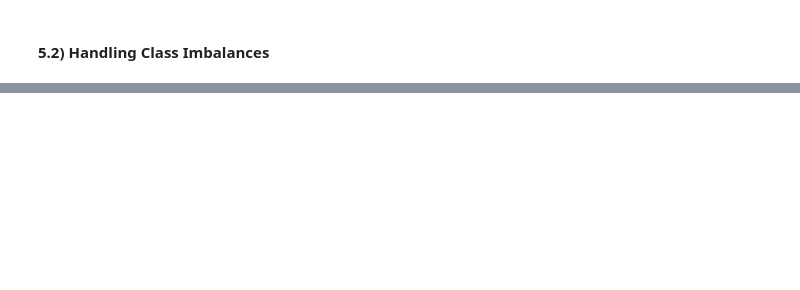
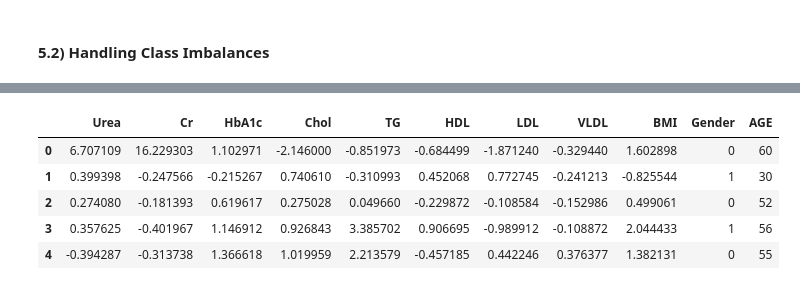
Before and after one commit to csharpmastr/Machine-Learning-Project, a Jupyter notebook: notebook/EDA_diabetes.ipynb, the cells around one changed output, grey strips where cells are left out. Cells and saved outputs as stored; diff of their text form; code cells hidden in the pictures; blank space fills up the shorter version.

```diff
--- a/notebook/EDA_diabetes.ipynb
+++ b/notebook/EDA_diabetes.ipynb
@@ -402,0 +489,9 @@ NameError: name 'vizSampling' is not defined
+# %%
+st_train_smote_le.head()
+# %% [output]
+|  | Urea | Cr | HbA1c | Chol | TG | HDL | LDL | VLDL | BMI | Gender | AGE |
+| 0 | 6.707109 | 16.229303 | 1.102971 | -2.146000 | -0.851973 | -0.684499 | -1.871240 | -0.329440 | 1.602898 | 0 | 60 |
+| 1 | 0.399398 | -0.247566 | -0.215267 | 0.740610 | -0.310993 | 0.452068 | 0.772745 | -0.241213 | -0.825544 | 1 | 30 |
+| 2 | 0.274080 | -0.181393 | 0.619617 | 0.275028 | 0.049660 | -0.229872 | -0.108584 | -0.152986 | 0.499061 | 0 | 52 |
+| 3 | 0.357625 | -0.401967 | 1.146912 | 0.926843 | 3.385702 | 0.906695 | -0.989912 | -0.108872 | 2.044433 | 1 | 56 |
+| 4 | -0.394287 | -0.313738 | 1.366618 | 1.019959 | 2.213579 | -0.457185 | 0.442246 | 0.376377 | 1.382131 | 0 | 55 |
```
Also changed, not shown: parts of 10 cells of this notebook, 2 other files.
